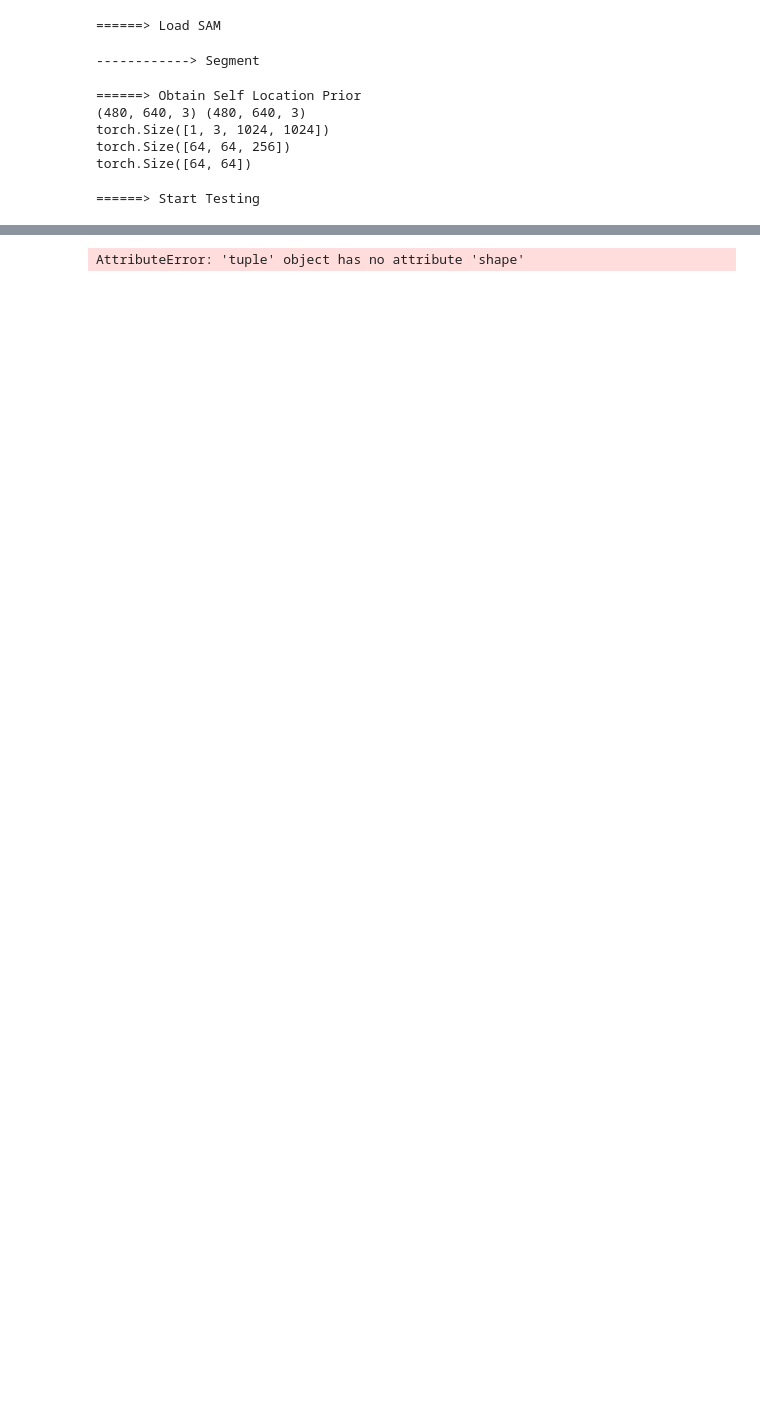
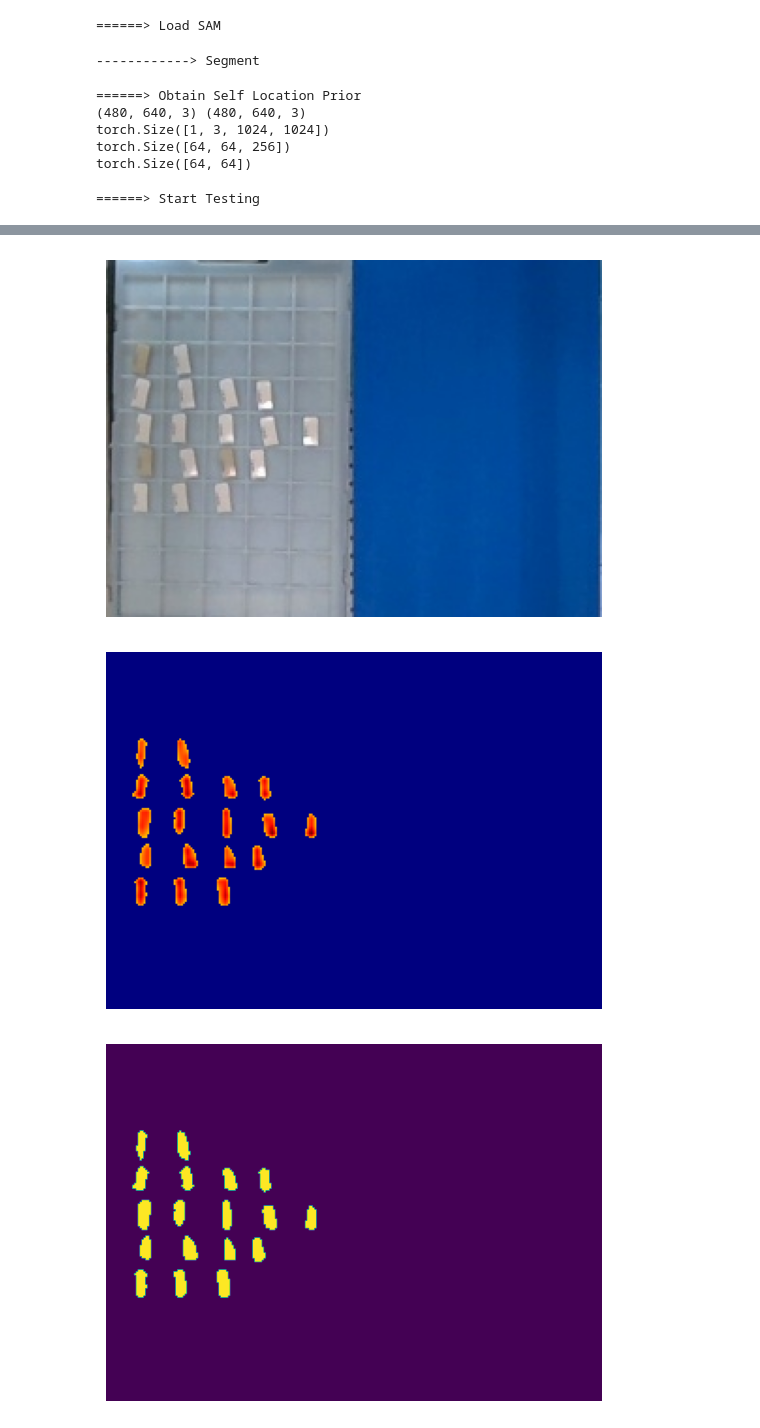
Before and after one commit to kato-yusuke001/CFIL_for_NIP, a Jupyter notebook: python_scripts/sample_similarity.ipynb, the cells around one changed output, grey strips where cells are left out. Saved outputs shown, nothing was run; the diff lists cells and outputs as text; code cells hidden in the pictures; blank space fills up the shorter version.

Commit message:
add new object detection

```diff
--- a/python_scripts/sample_similarity.ipynb
+++ b/python_scripts/sample_similarity.ipynb
@@ -240,4 +253,58 @@ detect 8 peaks: [[ 59  85 133  59  96  68 112 112]
-# %%
-peaks_pixels.shape
-# %% [output]
-AttributeError: 'tuple' object has no attribute 'shape'
+# %%
+def countObjects(image, filter_size=100, order=0.7, save_sim=False):
+    original_image = image.copy()
+    plt.figure()
+    # fig.add_subplot(1,3,1).set_title("original")
+    plt.imshow(original_image)
+    plt.axis('off')
+    plt.show()
+
+
+    sim = getSimirality(image)
+    heatmap = sim_to_heatmap(sim, th=0.7)
+
+    image_hsv = cv2.cvtColor(heatmap, cv2.COLOR_BGR2HSV)
+    # image_gauss = cv2.GaussianBlur(image_hsv,(9, 9),3)
+    img_H, img_S, img_V = cv2.split(image_hsv)
+    _thre, image_mask = cv2.threshold(img_H, 0, 30, cv2.THRESH_BINARY)
+    contours, hierarchy = cv2.findContours(image_mask, cv2.RETR_LIST, cv2.CHAIN_APPROX_NONE) #img_binaryを輪郭抽出
+
+    image_contours = cv2.drawContours(image, contours, -1, (0,255,0), 2) #抽出した輪郭を緑色でimg_colorに重ね書き
+
+
+
+    plt.imshow(heatmap)
+    plt.axis('off')
+    plt.show()
+
+    plt.imshow(image_mask)
+    plt.axis('off')
+    plt.show()
+
+    plt.imshow(image_contours)
+    plt.axis('off')
+    plt.show()
+
+    print(len(contours))
+
+    x_list = []
+    y_list = []
+    for i in range(0, len(contours)):
+        if len(contours[i]) > 0:
+            if cv2.contourArea(contours[i]) < 20:
+                continue
+            # 重心の計算
+            m = cv2.moments(contours[i])
+            x,y= m['m10']/m['m00'] , m['m01']/m['m00']
+            # print(f"Weight Center = ({x}, {y})")
+            # 座標を四捨五入
+            x, y = round(x), round(y)
+            x_list.append(x)
+            y_list.append(y)
+    return np.array([x_list, y_list])
+
+print(countObjects(test_image, filter_size=20, order=0.7, save_sim=True))
+# %% [output]
+[figure, added]
+[figure, added]
+[figure, added]
```
Also changed, not shown: parts of 10 cells of this notebook, 4 other files.
